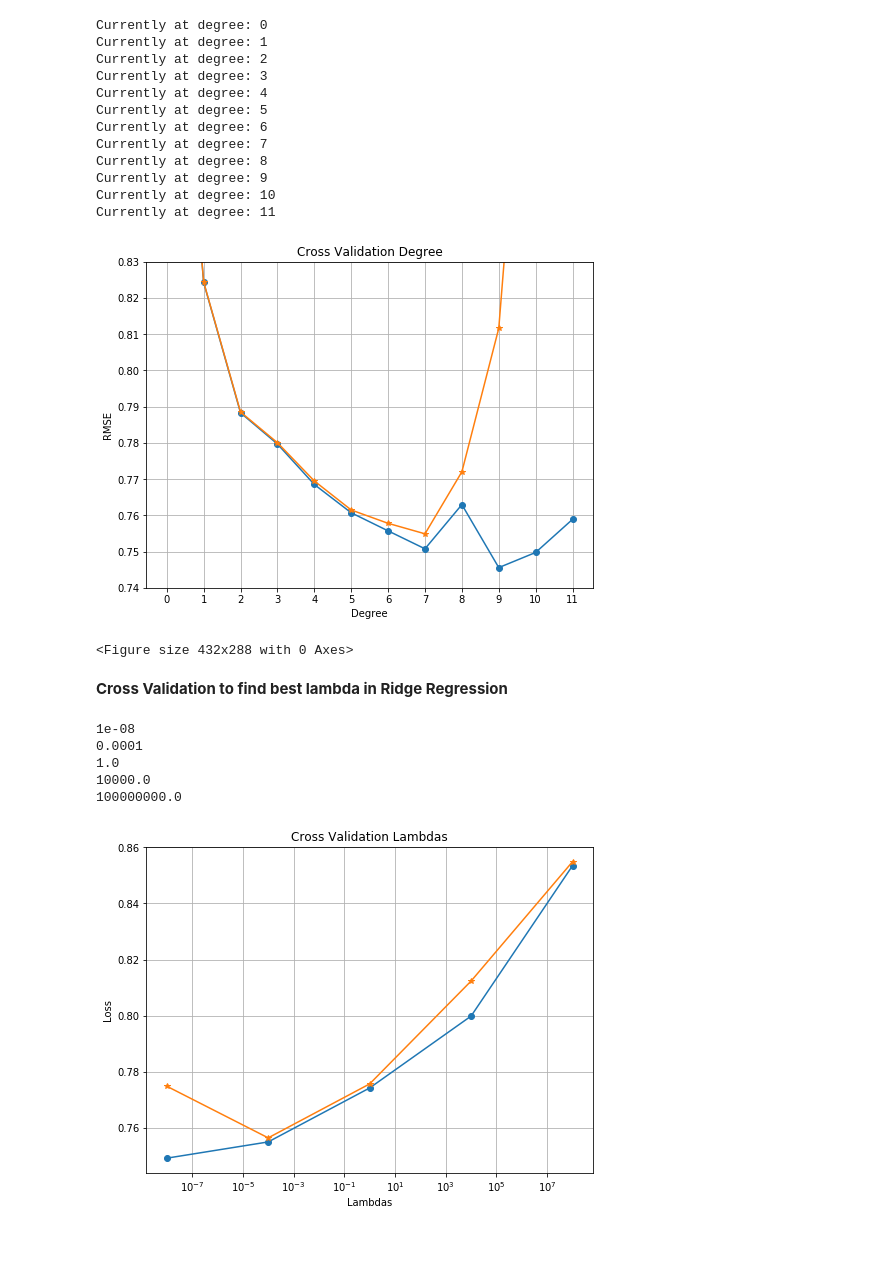
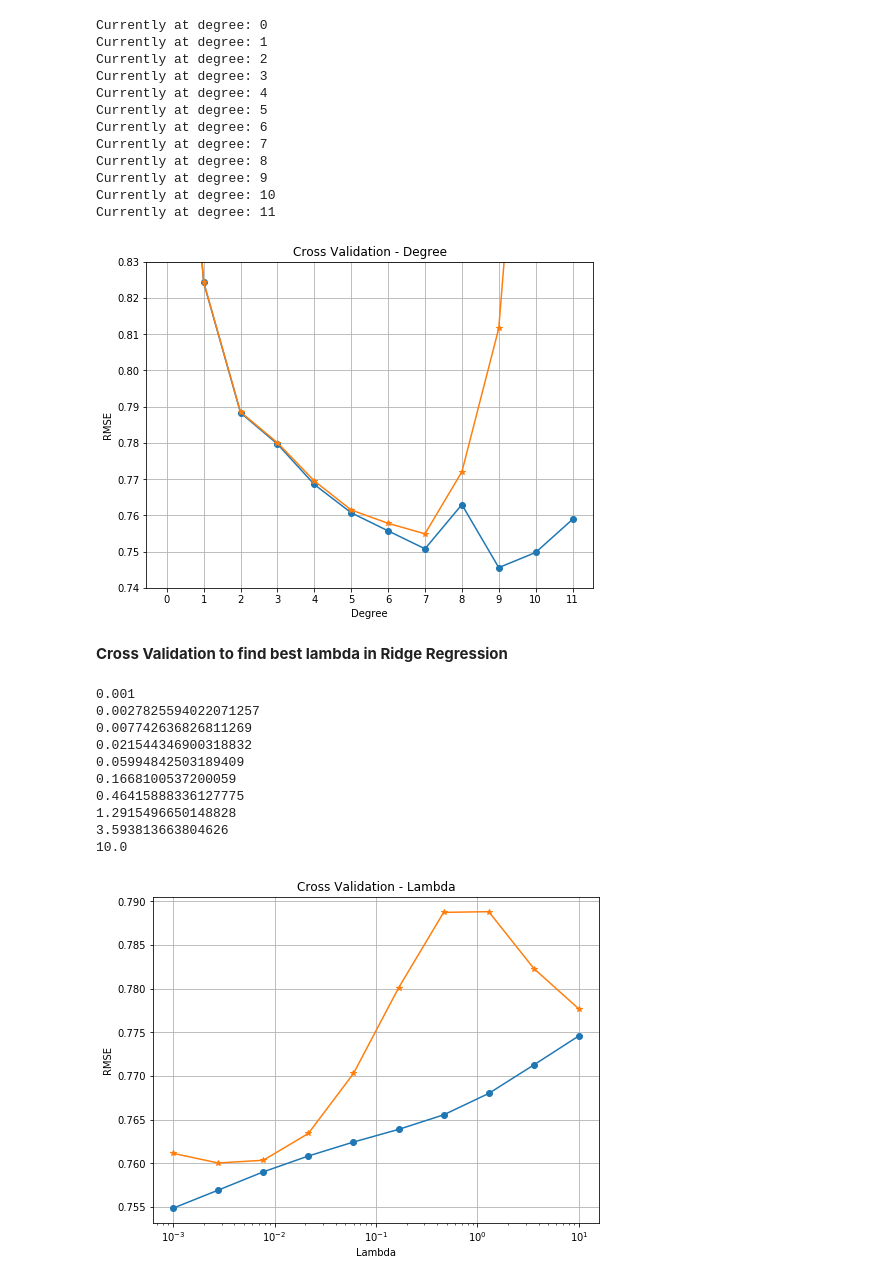
Before and after one commit to verafristedt/CS433-Projects, a Jupyter notebook: project1/models.ipynb, the cells around one changed output. Saved outputs shown, nothing was run; the diff lists cells and outputs as text; code cells hidden in the pictures; blank space fills up the shorter version.

Commit message:
Update plots

```diff
--- a/project1/models.ipynb
+++ b/project1/models.ipynb
@@ -62,22 +62,26 @@ Currently at degree: 9
 Currently at degree: 10
 Currently at degree: 11
 # %%
-plot_cross_validation_degree(losses)
+plot_cross_validation_degree(losses_degree)
 # %% [output]
-[figure, old version]
+[figure, new version]
-<Figure size 432x288 with 0 Axes>
 # %% [markdown]
 **Cross Validation to find best lambda in Ridge Regression**
 # %%
-degree = 9
-losses = cross_validation_ridge(y, tx, degree)
+degree = 10
+losses_lambda = cross_validation_ridge(y, tx, degree)
 # %% [output]
-1e-08
-0.0001
-1.0
-10000.0
-100000000.0
+0.001
+0.0027825594022071257
+0.007742636826811269
+0.021544346900318832
+0.05994842503189409
+0.1668100537200059
+0.46415888336127775
+1.2915496650148828
+3.593813663804626
+10.0
 # %%
-plot_cross_validation_lambda(losses)
+plot_cross_validation_lambda(losses_lambda)
 # %% [output]
-[figure, old version]
+[figure, new version]
```
Also changed, not shown: parts of 5 cells of this notebook, 14 other files.
